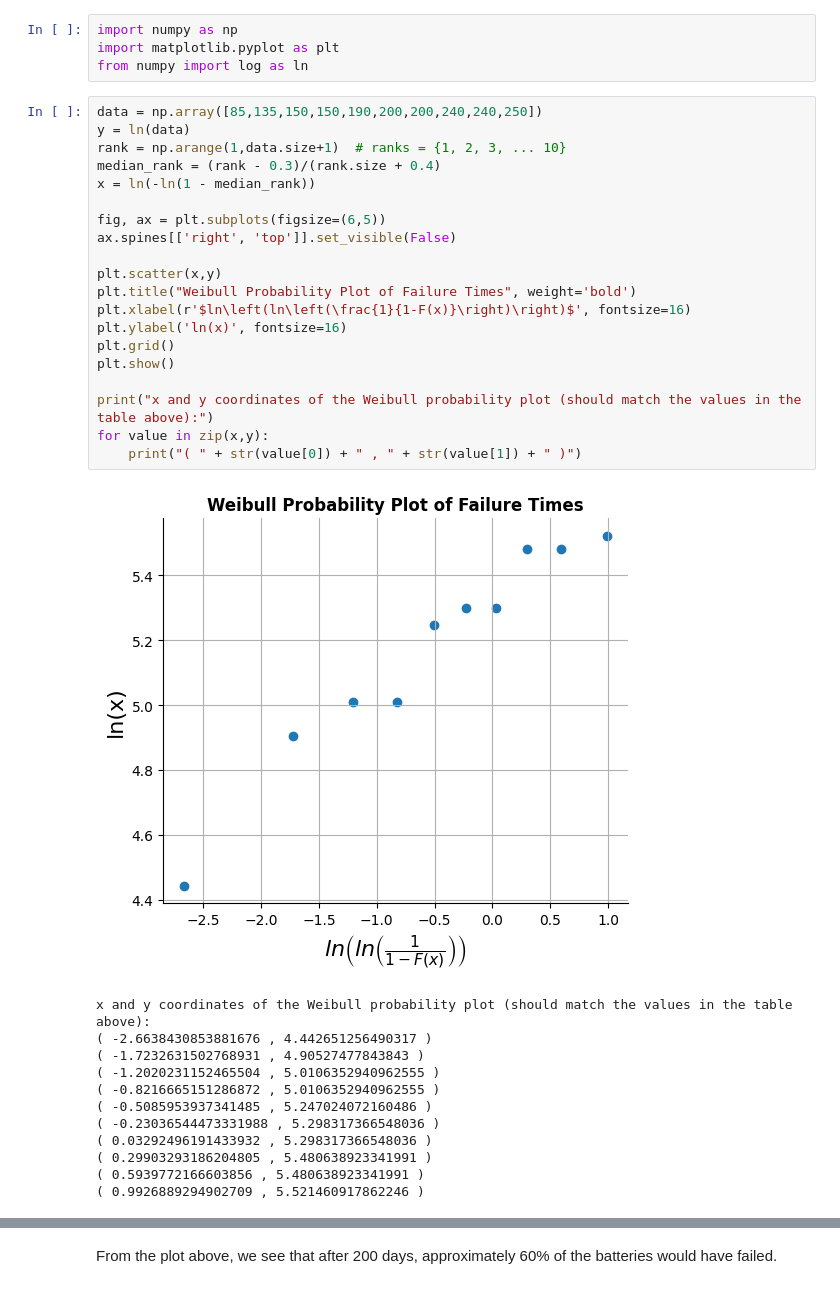
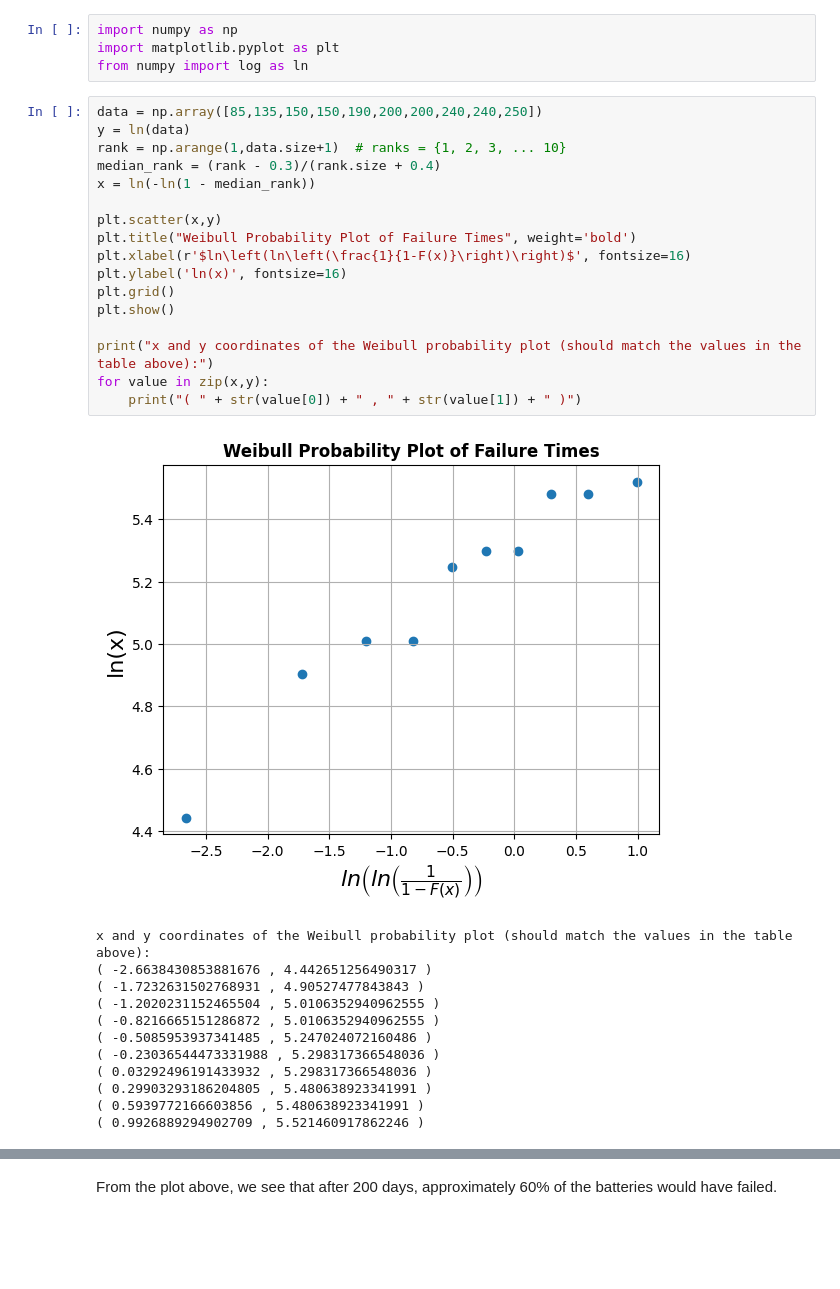
Before and after one commit to pybokeh/forecasting, a Jupyter notebook: notebooks/Weibull_Analysis.ipynb, the cells around one changed output, grey strips where cells are left out. Cells and saved outputs as stored; diff of their text form; blank space fills up the shorter version.

Commit message:
Fixed weibull right censored example and added addtional ts methods

```diff
--- a/notebooks/Weibull_Analysis.ipynb
+++ b/notebooks/Weibull_Analysis.ipynb
@@ -90,25 +90,22 @@ from numpy import log as ln
 # %%
 data = np.array([85,135,150,150,190,200,200,240,240,250])
 y = ln(data)
 rank = np.arange(1,data.size+1)  # ranks = {1, 2, 3, ... 10}
 median_rank = (rank - 0.3)/(rank.size + 0.4)
 x = ln(-ln(1 - median_rank))
-
-fig, ax = plt.subplots(figsize=(6,5))
-ax.spines[['right', 'top']].set_visible(False)
 
 plt.scatter(x,y)
 plt.title("Weibull Probability Plot of Failure Times", weight='bold')
 plt.xlabel(r'$ln\left(ln\left(\frac{1}{1-F(x)}\right)\right)$', fontsize=16)
 plt.ylabel('ln(x)', fontsize=16)
 plt.grid()
 plt.show()
 
 print("x and y coordinates of the Weibull probability plot (should match the values in the table above):")
 for value in zip(x,y):
     print("( " + str(value[0]) + " , " + str(value[1]) + " )")
 # %% [output]
-[figure, old version]
+[figure, new version]
 x and y coordinates of the Weibull probability plot (should match the values in the table above):
 ( -2.6638430853881676 , 4.442651256490317 )
 ( -1.7232631502768931 , 4.90527477843843 )
```
Also changed, not shown: parts of 18 cells of this notebook, 1 other file.
